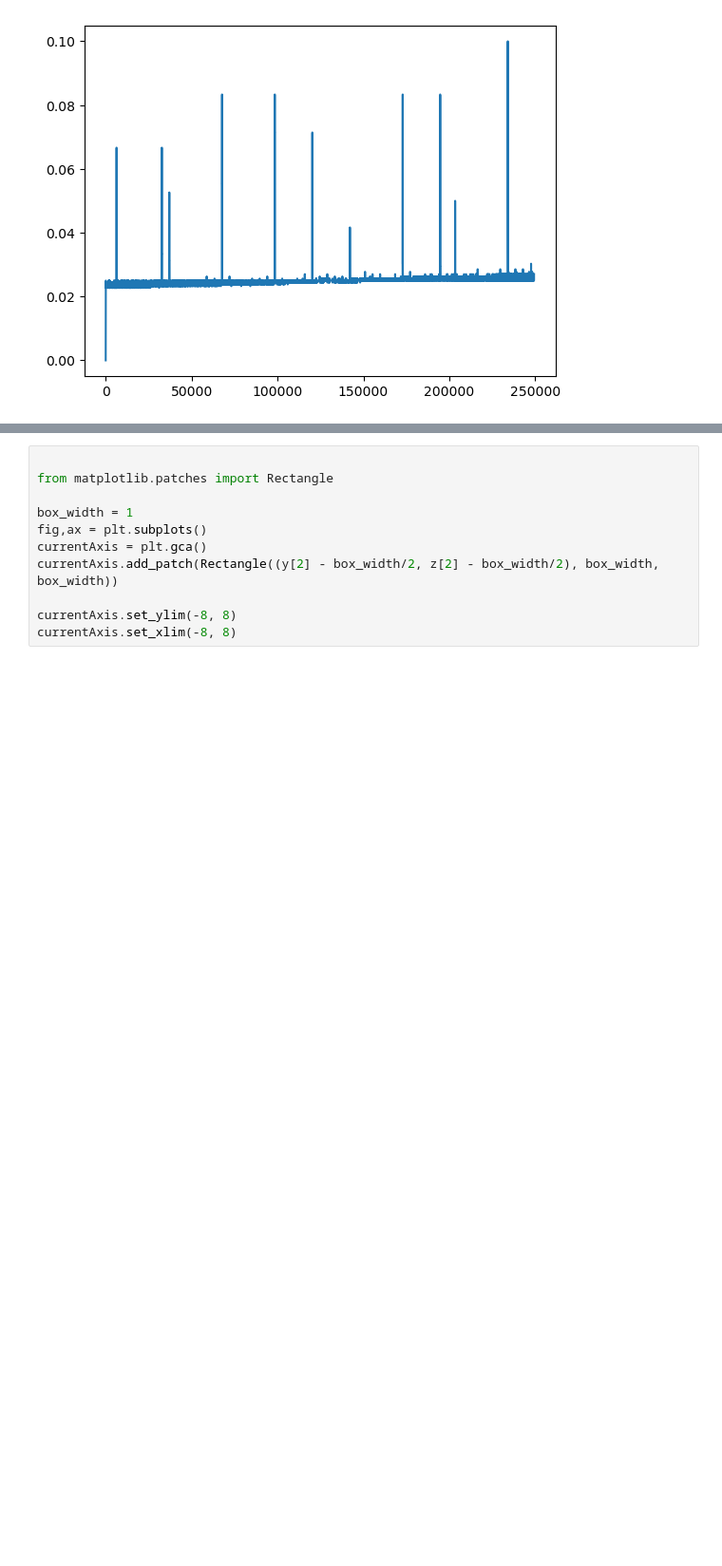
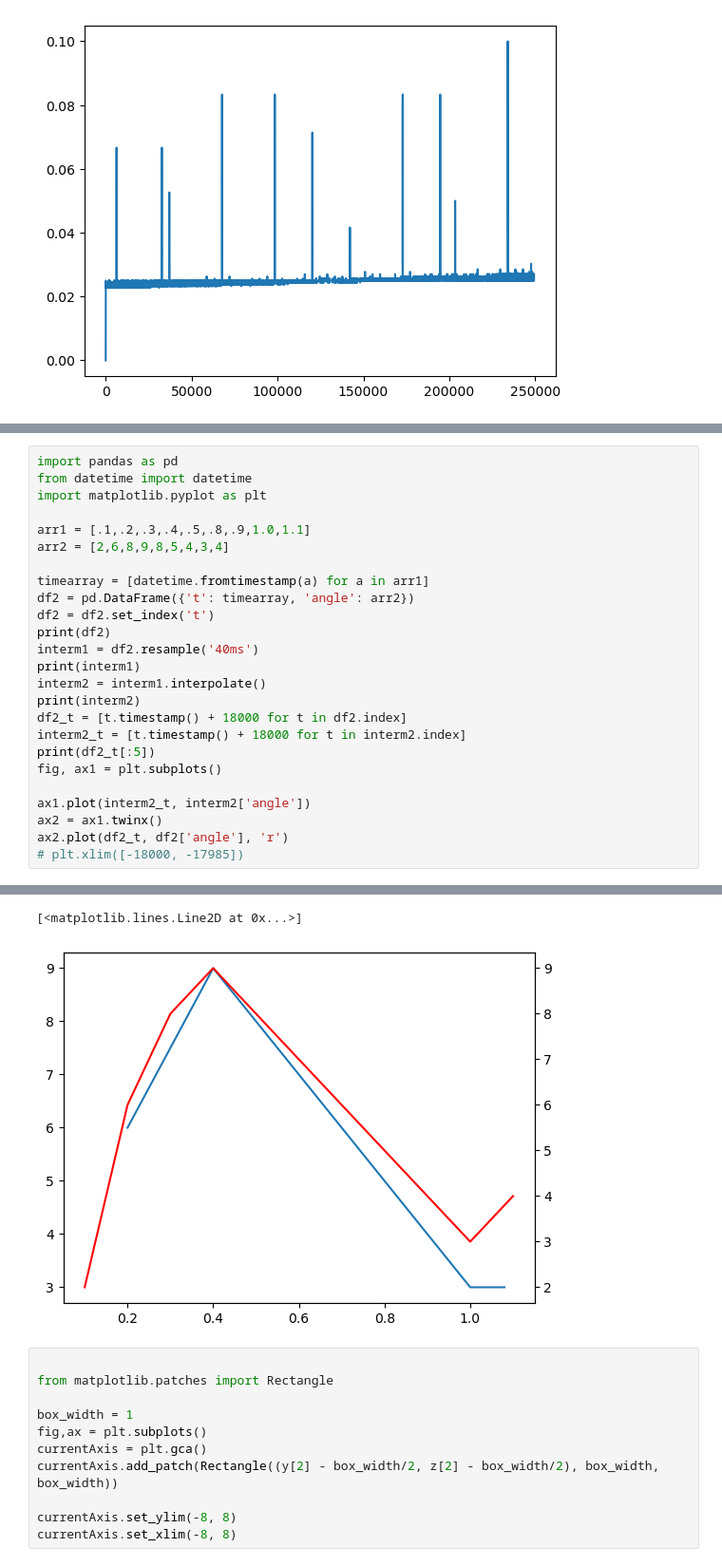
Before and after one commit to UMDBPP/TUFFcode, a Jupyter notebook: Data Analysis/data playground.ipynb, the cells around one changed output, grey strips where cells are left out. Shown at 95% size. Cells and saved outputs as stored; diff of their text form; blank space fills up the shorter version.

```diff
--- a/Data Analysis/data playground.ipynb
+++ b/Data Analysis/data playground.ipynb
@@ -190,0 +268,26 @@ t
+# %%
+import pandas as pd
+from datetime import datetime
+import matplotlib.pyplot as plt
+
+arr1 = [.1,.2,.3,.4,.5,.8,.9,1.0,1.1]
+arr2 = [2,6,8,9,8,5,4,3,4]
+
+timearray = [datetime.fromtimestamp(a) for a in arr1]
+df2 = pd.DataFrame({'t': timearray, 'angle': arr2})
+df2 = df2.set_index('t')
+print(df2)
+interm1 = df2.resample('40ms')
+print(interm1)
+interm2 = interm1.interpolate()
+print(interm2)
+df2_t = [t.timestamp() + 18000 for t in df2.index]
+interm2_t = [t.timestamp() + 18000 for t in interm2.index]
+print(df2_t[:5])
+fig, ax1 = plt.subplots()
+
+ax1.plot(interm2_t, interm2['angle'])
+ax2 = ax1.twinx()
+ax2.plot(df2_t, df2['angle'], 'r')
+# plt.xlim([-18000, -17985])
+# %% [output]
@@ -191,3 +311,5 @@ t
+[<matplotlib.lines.Line2D at 0x...>]
+[figure, added]
 # %%
 
 from matplotlib.patches import Rectangle
```
Also changed, not shown: parts of 4 cells of this notebook.
